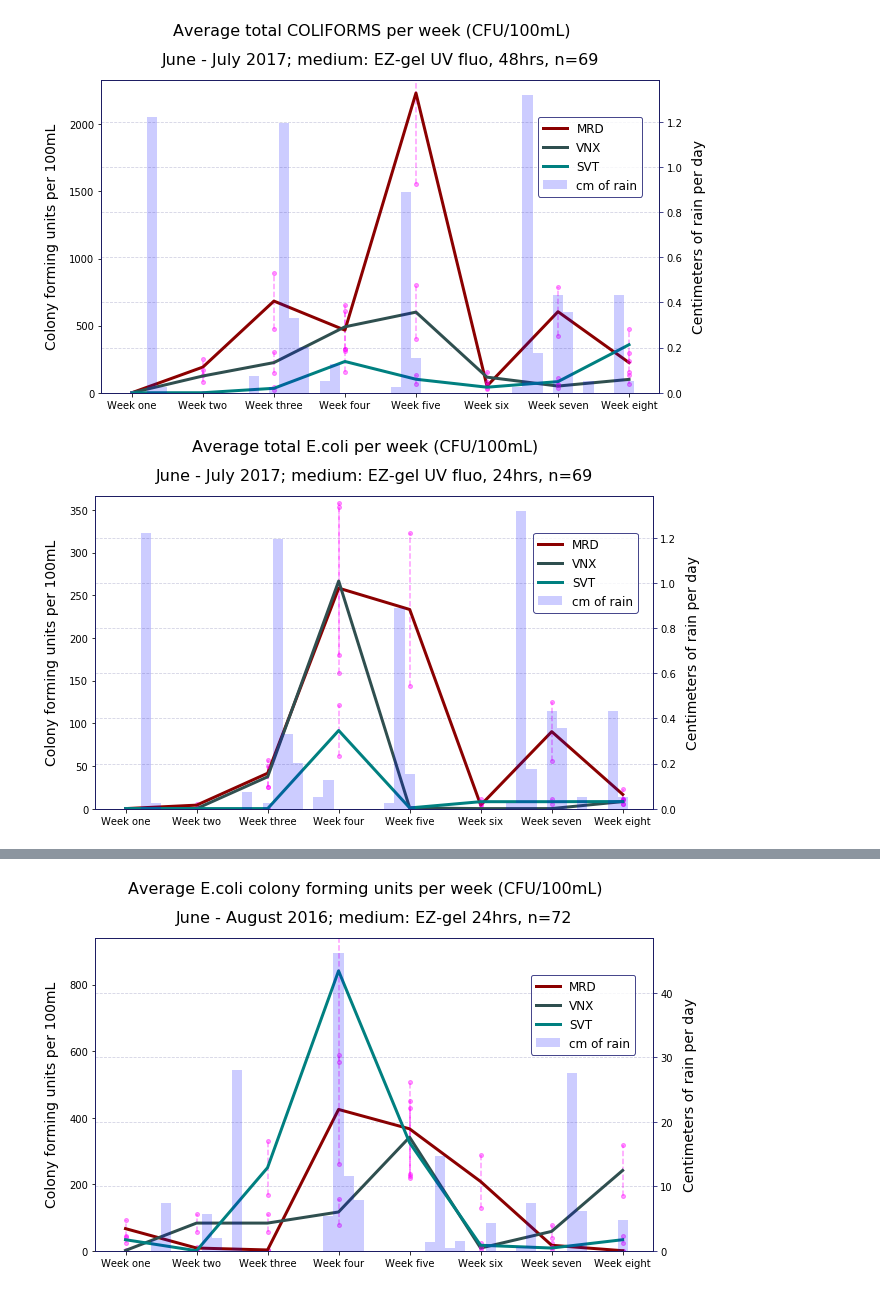
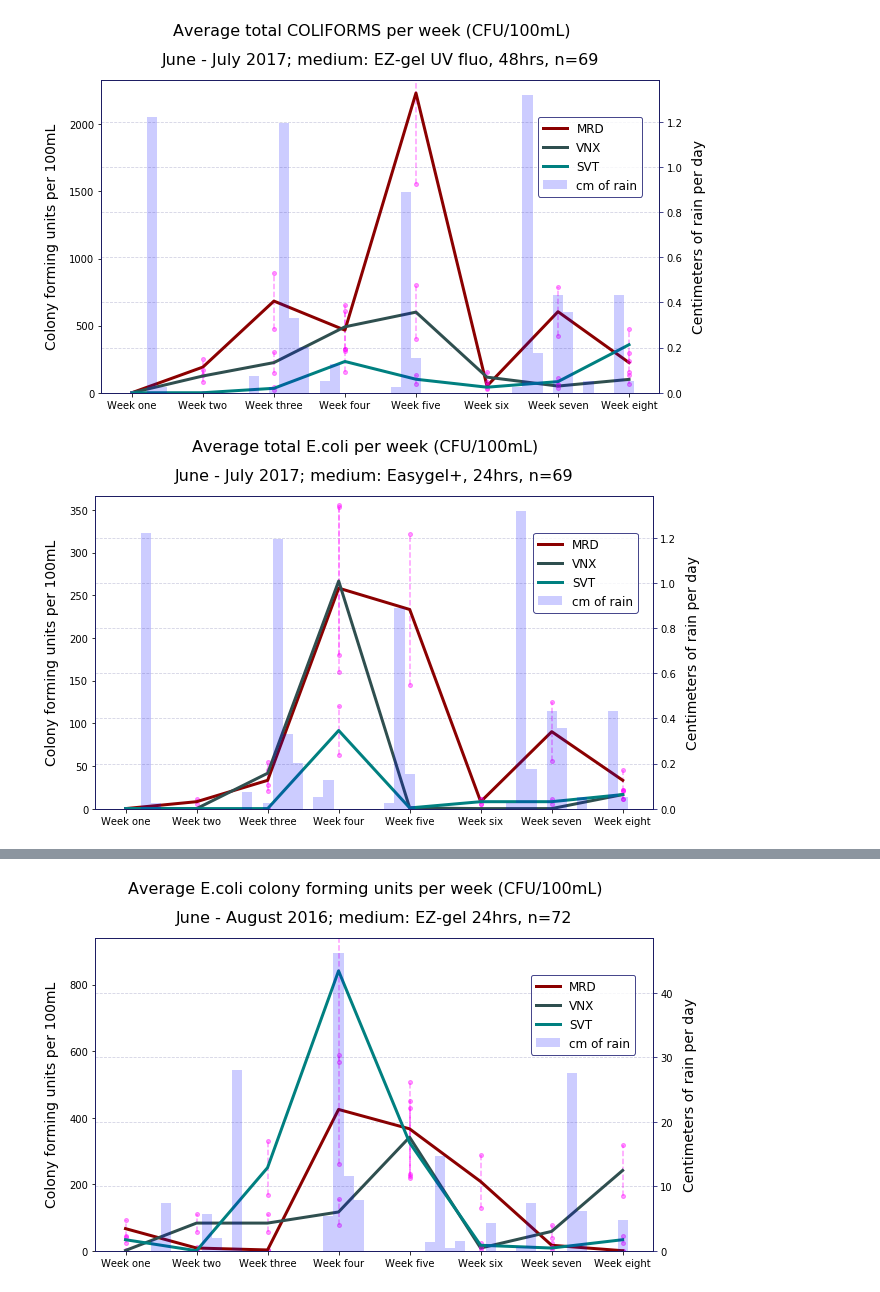
Before and after one commit to GaryHDA/module_one, a Jupyter notebook: micro/results_grid_final_version.ipynb, the cells around one changed output, grey strips where cells are left out. Drawn from its saved outputs; the diff is of its cells as text; code cells hidden in the pictures.

```diff
--- a/micro/results_grid_final_version.ipynb
+++ b/micro/results_grid_final_version.ipynb
@@ -1091,8 +1091,9 @@ def total_ecoli(c, v, q):
         e = []
         for i, w in enumerate(c):
             if type(q[n][v[n]][i][0][w]) == list:
-                a = q[n][v[n]][i][0][w][:2]
-                d = np.mean(a)
+                a = q[n][v[n]][i][0][w][:1]
+                print(a)
+                d = np.sum(a)
             elif type(q[n][v[n]][i][0][w]) == dict:
                 d=np.mean(e)
             e.append(d)
@@ -1402,7 +1421,7 @@ not_simple_plot(8,  coliforms_week,b, date_list[7::7], places_48,d_rain_x, weeks
 # %% [output]
 [figure]
 # %%
-not_simple_plot(8,  ecoli_24,b, date_list[7::7], places_48, d_rain_x, weeks_l, 'Average total E.coli per week (CFU/100mL)','June - July 2017; medium: EZ-gel UV fluo, 24hrs, n=69', 'e_coli_week.png')
+not_simple_plot(8,  ecoli_24,b, date_list[7::7], places_48, d_rain_x, weeks_l, 'Average total E.coli per week (CFU/100mL)','June - July 2017; medium: Easygel+, 24hrs, n=69', 'e_coli_week.png')
 # %% [output]
-[figure, old version]
+[figure, new version]
 # %%
```
Also changed, not shown: parts of 9 cells of this notebook, 8 other files.
